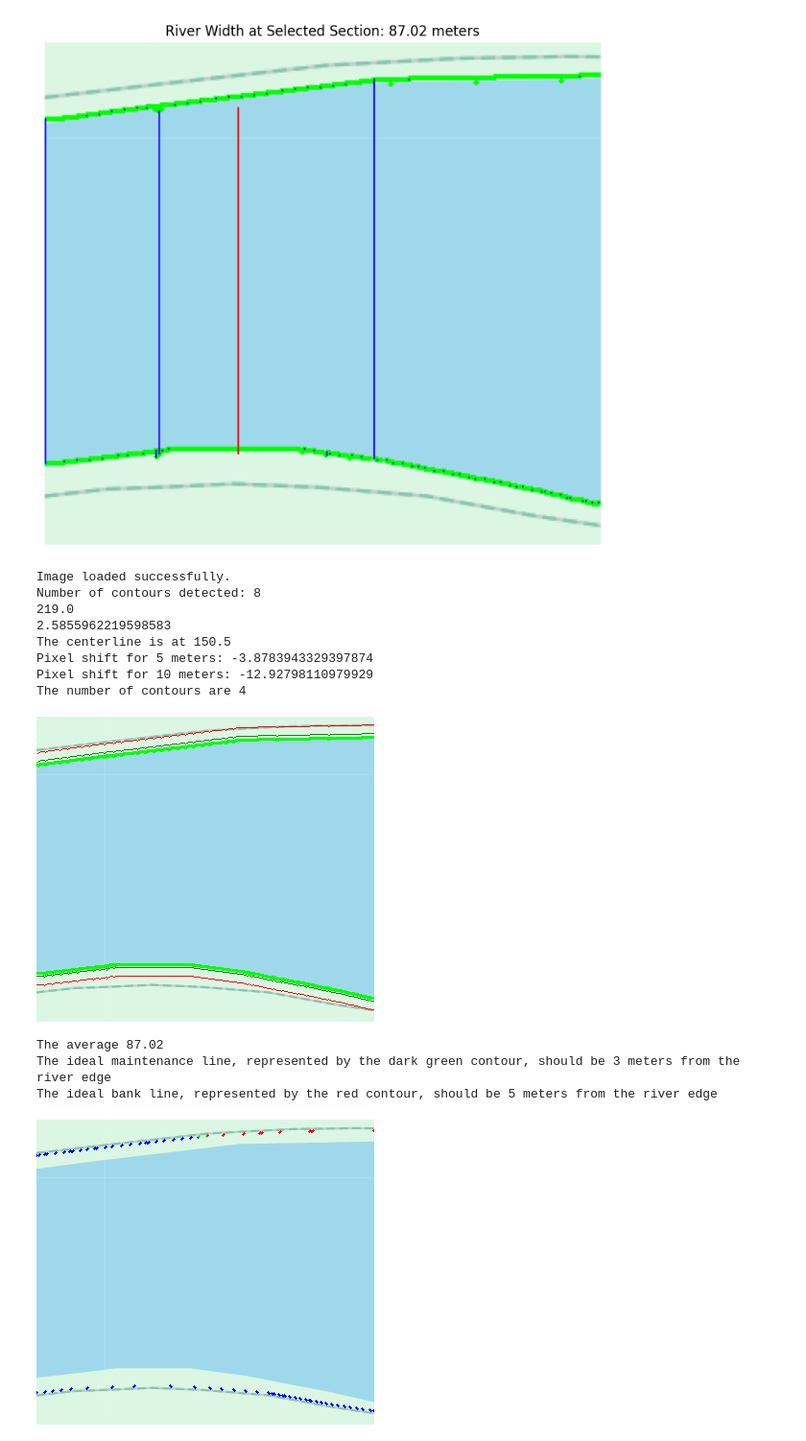
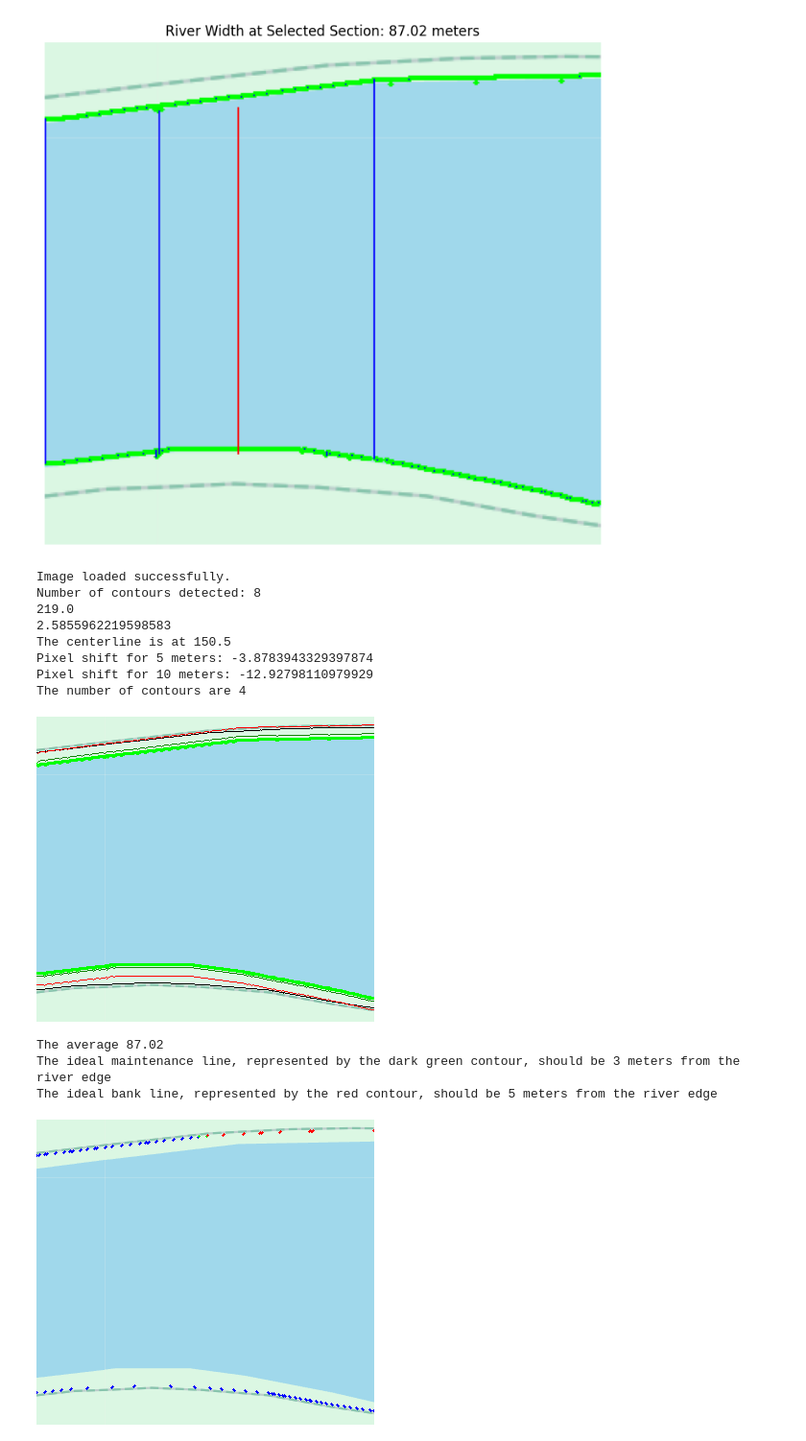
Before and after one commit to Mudit-Mehta/Computer-Vision-AI-Riverbank-monitoring, a Jupyter notebook: Computervision_AI_Flood_risk_detectors_8_5.ipynb, the cells around one changed output. Shown at 96% size. Drawn from its saved outputs; the diff is of its cells as text; code cells hidden in the pictures.

```diff
--- a/Computervision_AI_Flood_risk_detectors_8_5.ipynb
+++ b/Computervision_AI_Flood_risk_detectors_8_5.ipynb
@@ -173,7 +173,10 @@ def merge_contours(contour1, contour2):
     return numpy.concatenate((contour1, contours[i]), axis=0)
 '''
 # Contour Detection
+banks = sorted(contours, key=cv2.contourArea, reverse=True)[:2]
 contours = sorted(contours, key=cv2.contourArea, reverse=True)[4:]
+
+cv2.drawContours(image, banks, -1, (0, 0, 0), 1)
 
 cv2.drawContours(image, contours, -1, (0, 255, 0), 2)
 
@@ -288,34 +291,34 @@ for contour in contours_bank_edge:
     px, py = point[0]
 
     #Top Contour
     if py < mid_point:
       # For Loop
       if py > new_y:
         image_Bank = cv2.circle(image_Bank,(px,py), radius = 1, color = (255,0,0), thickness = -1)
       elif py < new_y:
         image_Bank = cv2.circle(image_Bank,(px,py), radius = 1, color = (0,0,255), thickness = -1)
       else:
         image_Bank = cv2.circle(image_Bank,(px,py), radius = 1, color = (0, 255, 0), thickness = -1)
 
       #Bottom Contour
     if py > mid_point:
       if py > int(y + pixel_shift_bank):
         image_Bank = cv2.circle(image_Bank,(px,py), radius = 1, color = (255,0,0), thickness = -1)
       elif py < int(y + pixel_shift_bank):
         image_Bank = cv2.circle(image_Bank,(px,py), radius = 1, color = (0,0,255), thickness = -1)
       else:
         image_Bank = cv2.circle(image_Bank,(px,py), radius = 1, color = (0, 255, 0), thickness = -1)
 cv2_imshow(image_Bank)
 # %% [output]
 Image loaded successfully.
 Number of contours detected: 8
 219.0
 2.5855962219598583
 The centerline is at 150.5
 Pixel shift for 5 meters: -3.8783943329397874
 Pixel shift for 10 meters: -12.92798110979929
 The number of contours are 4
-[figure, old version]
+[figure, new version]
 The average 87.02
 The ideal maintenance line, represented by the dark green contour, should be 3 meters from the river edge
 The ideal bank line, represented by the red contour, should be 5 meters from the river edge
```
